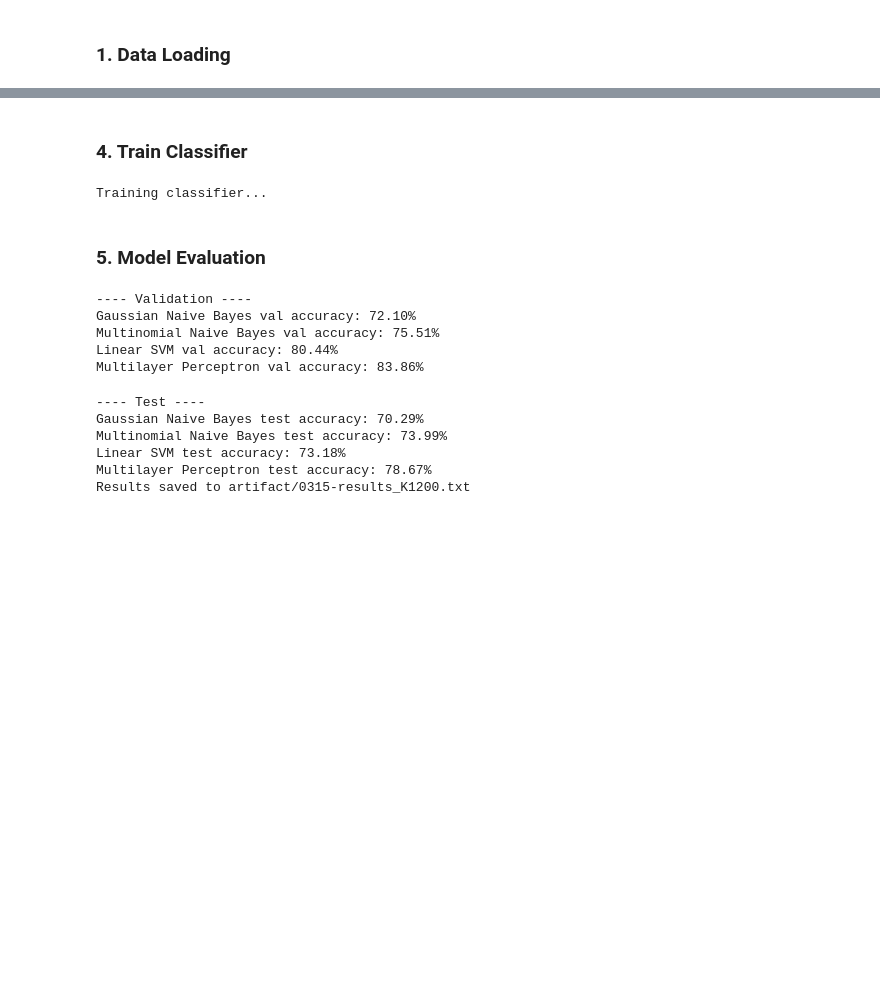
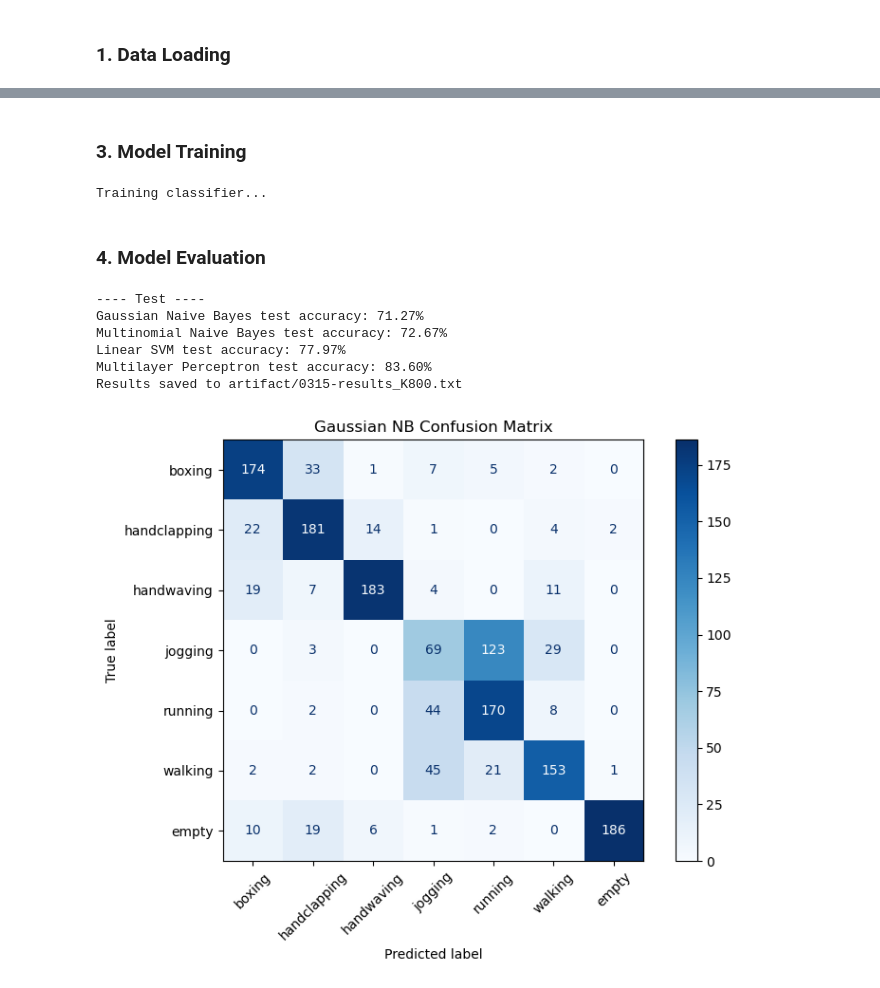
Before and after one commit to ducquando/human-action-classifier, a Jupyter notebook: schudlt copy.ipynb, the cells around one changed output, grey strips where cells are left out. Cells and saved outputs as stored; diff of their text form; code cells hidden in the pictures; blank space fills up the shorter version.

```diff
--- a/schudlt copy.ipynb
+++ b/schudlt copy.ipynb
@@ -261,5 +403,5 @@ NameError: name 'extract_points' is not defined
 # %% [markdown]
-### 4. Train Classifier
+### 3. Model Training
 # %%
 class IntScaler():
     def __init__(self, scale=10000):
@@ -312,7 +454,7 @@ clf_mlp, scaler_mlp = train_mlp(X_train, y_train)
 # %% [output]
 Training classifier...
 # %% [markdown]
-### 5. Model Evaluation
+### 4. Model Evaluation
 # %%
 def evaluate(clf, scaler, X, y):
     Xs = X if scaler is None else scaler.transform(X.numpy())
@@ -323,7 +465,15 @@ def evaluate(clf, scaler, X, y):
 
     return acc, cm
 
-def save_results(K, actions, test_accs, filename="results.txt", description=""):
+def visualize_cm(cm, model_name):
+    fig, ax = plt.subplots(figsize=(8, 6))
+    disp = ConfusionMatrixDisplay(confusion_matrix=cm, display_labels=ACTIONS)
+    disp.plot(cmap=plt.cm.Blues, ax=ax, xticks_rotation=45)
+    plt.title(f"{model_name} Confusion Matrix")
+    plt.tight_layout()
+    plt.show()
+
+def save_results(K, actions, test_accs, conf_mats, filename="results.txt", description=""):
     with open(filename, 'w') as f:
         f.write("="*60 + "\n")
         f.write("MODEL PERFORMANCE SUMMARY\n")
@@ -332,49 +482,56 @@ def save_results(K, actions, test_accs, filename="results.txt", description=""):
         f.write(f"K: {K}\n")
         f.write(f"Actions: {', '.join(actions)}\n")
         f.write("-"*60 + "\n\n")
-        f.write("\n")
+
         f.write("TEST ACCURACY\n")
         for model_name, acc in test_accs.items():
             f.write(f"  {model_name:20s}: {acc*100:6.2f}%\n")
-        f.write("\n" + "="*60 + "\n")
+        f.write("\n" + "-"*60 + "\n")
+
+        f.write("CONFUSION MATRICES\n")
+        for model_name, cm in conf_mats.items():
+            if torch.is_tensor(cm):
+                cm = cm.cpu().numpy()
+            f.write(f"{model_name}\n")
+            # header row
+            f.write(" " * 15)
+            for a in actions:
+                f.write(f"{a[:10]:>10}")
+            f.write("\n")
+            # matrix rows
+            for i, row in enumerate(cm):
+                f.write(f"{actions[i][:12]:>12}  ")
+                for val in row:
+                    f.write(f"{int(val):10d}")
+                f.write("\n")
+            f.write("\n")
 
     print(f"Results saved to {filename}")
-# %%
-print("---- Validation ----")
-
-val_acc_gnb, _ = evaluate(clf_gnb, scaler_gnb, X_val, y_val)
-print(f"Gaussian Naive Bayes val accuracy: {val_acc_gnb*100:.2f}%")
-val_acc_mnb, _ = evaluate(clf_mnb, scaler_mnb, X_val, y_val)
-print(f"Multinomial Naive Bayes val accuracy: {val_acc_mnb*100:.2f}%")
-val_acc_svm, _ = evaluate(clf_svm, scaler_svm, X_val, y_val)
-print(f"Linear SVM val accuracy: {val_acc_svm*100:.2f}%")
-val_acc_mlp, _ = evaluate(clf_mlp, scaler_mlp, X_val, y_val)
-print(f"Multilayer Perceptron val accuracy: {val_acc_mlp*100:.2f}%")
-# %% [output]
----- Validation ----
-Gaussian Naive Bayes val accuracy: 72.10%
-Multinomial Naive Bayes val accuracy: 75.51%
-Linear SVM val accuracy: 80.44%
-Multilayer Perceptron val accuracy: 83.86%
 # %%
 print("---- Test ----")
 
 test_acc_gnb, cm_gnb = evaluate(clf_gnb, scaler_gnb, X_test, y_test)
 print(f"Gaussian Naive Bayes test accuracy: {test_acc_gnb*100:.2f}%")
 test_acc_mnb, cm_mnb = evaluate(clf_mnb, scaler_mnb, X_test, y_test)
 print(f"Multinomial Naive Bayes test accuracy: {test_acc_mnb*100:.2f}%")
 test_acc_svm, cm_svm = evaluate(clf_svm, scaler_svm, X_test, y_test)
 print(f"Linear SVM test accuracy: {test_acc_svm*100:.2f}%")
 test_acc_mlp, cm_mlp = evaluate(clf_mlp, scaler_mlp, X_test, y_test)
 print(f"Multilayer Perceptron test accuracy: {test_acc_mlp*100:.2f}%")
 
 # Save all results
 test_accs = { 'Gaussian NB': test_acc_gnb, 'Multinomial NB': test_acc_mnb, 'Linear SVM': test_acc_svm, 'Multilayer Perceptron': test_acc_mlp}
-save_results(K, ACTIONS, test_accs, f"artifact/{PREFIX}results_K{K}.txt", description=DESCRIPTION)
+test_cms = { 'Gaussian NB': cm_gnb, 'Multinomial NB': cm_mnb, 'Linear SVM': cm_svm, 'Multilayer Perceptron': cm_mlp}
+save_results(K, ACTIONS, test_accs, test_cms, f"artifact/{PREFIX}results_K{K}.txt", description=DESCRIPTION)
+
+# Visualize CM
+for name in test_cms:
+    visualize_cm(test_cms[name], name)
 # %% [output]
 ---- Test ----
-Gaussian Naive Bayes test accuracy: 70.29%
-Multinomial Naive Bayes test accuracy: 73.99%
-Linear SVM test accuracy: 73.18%
-Multilayer Perceptron test accuracy: 78.67%
-Results saved to artifact/0315-results_K1200.txt
+Gaussian Naive Bayes test accuracy: 71.27%
+Multinomial Naive Bayes test accuracy: 72.67%
+Linear SVM test accuracy: 77.97%
+Multilayer Perceptron test accuracy: 83.60%
+Results saved to artifact/0315-results_K800.txt
+[figure, added]
```
Also changed, not shown: parts of 22 cells of this notebook, 1 other file.
